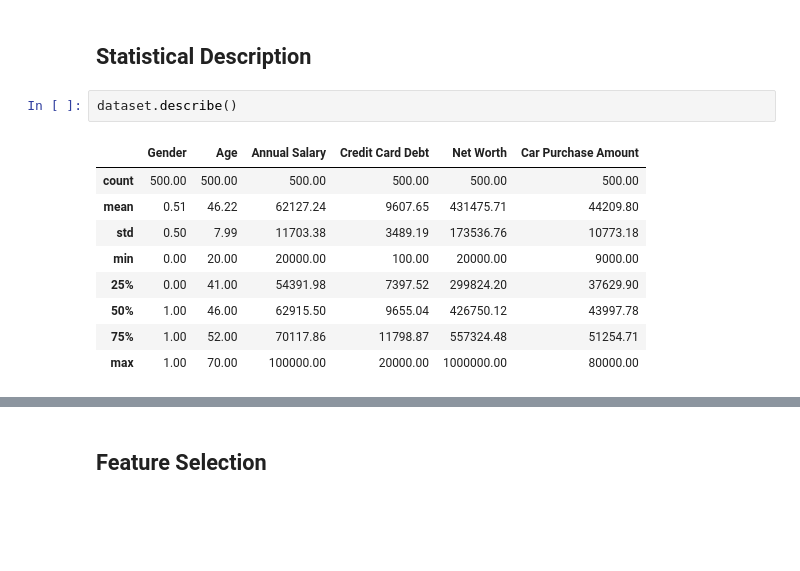
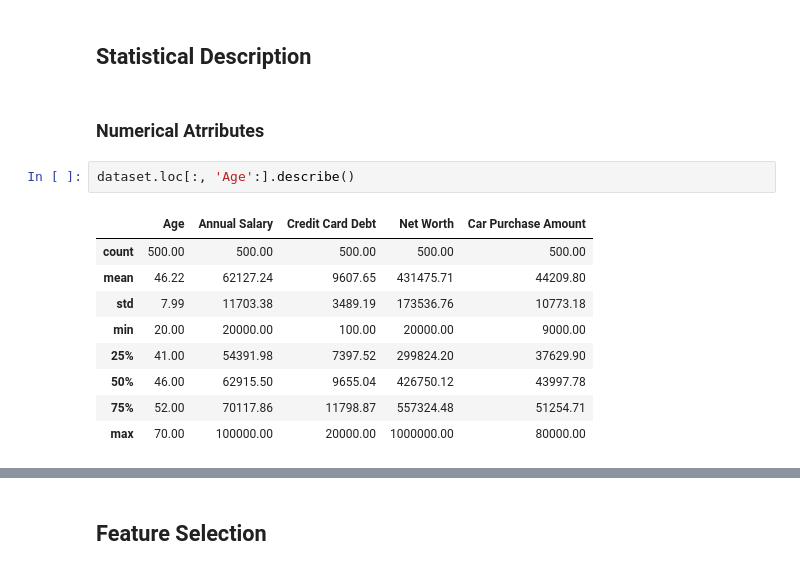
Before and after one commit to Oreolorun/Linear-Regression-Implementation, a Jupyter notebook: Linear Regression Implementation.ipynb, the cells around one changed output, grey strips where cells are left out. Cells and saved outputs as stored; diff of their text form; blank space fills up the shorter version.

```diff
--- a/Linear Regression Implementation.ipynb
+++ b/Linear Regression Implementation.ipynb
@@ -88,15 +98,17 @@ dataset.head()
 | 4 | 1 | 57 | 59729.15 | 5358.71 | 560304.07 | 55915.46 |
 # %% [markdown]
 ## Statistical Description
+# %% [markdown]
+### Numerical Atrributes
 # %%
-dataset.describe()
+dataset.loc[:, 'Age':].describe()
 # %% [output]
-|  | Gender | Age | Annual Salary | Credit Card Debt | Net Worth | Car Purchase Amount |
-| count | 500.00 | 500.00 | 500.00 | 500.00 | 500.00 | 500.00 |
-| mean | 0.51 | 46.22 | 62127.24 | 9607.65 | 431475.71 | 44209.80 |
-| std | 0.50 | 7.99 | 11703.38 | 3489.19 | 173536.76 | 10773.18 |
-| min | 0.00 | 20.00 | 20000.00 | 100.00 | 20000.00 | 9000.00 |
-| 25% | 0.00 | 41.00 | 54391.98 | 7397.52 | 299824.20 | 37629.90 |
-| 50% | 1.00 | 46.00 | 62915.50 | 9655.04 | 426750.12 | 43997.78 |
-| 75% | 1.00 | 52.00 | 70117.86 | 11798.87 | 557324.48 | 51254.71 |
-| max | 1.00 | 70.00 | 100000.00 | 20000.00 | 1000000.00 | 80000.00 |
+|  | Age | Annual Salary | Credit Card Debt | Net Worth | Car Purchase Amount |
+| count | 500.00 | 500.00 | 500.00 | 500.00 | 500.00 |
+| mean | 46.22 | 62127.24 | 9607.65 | 431475.71 | 44209.80 |
+| std | 7.99 | 11703.38 | 3489.19 | 173536.76 | 10773.18 |
+| min | 20.00 | 20000.00 | 100.00 | 20000.00 | 9000.00 |
+| 25% | 41.00 | 54391.98 | 7397.52 | 299824.20 | 37629.90 |
+| 50% | 46.00 | 62915.50 | 9655.04 | 426750.12 | 43997.78 |
+| 75% | 52.00 | 70117.86 | 11798.87 | 557324.48 | 51254.71 |
+| max | 70.00 | 100000.00 | 20000.00 | 1000000.00 | 80000.00 |
```
Also changed, not shown: parts of 19 cells of this notebook.
